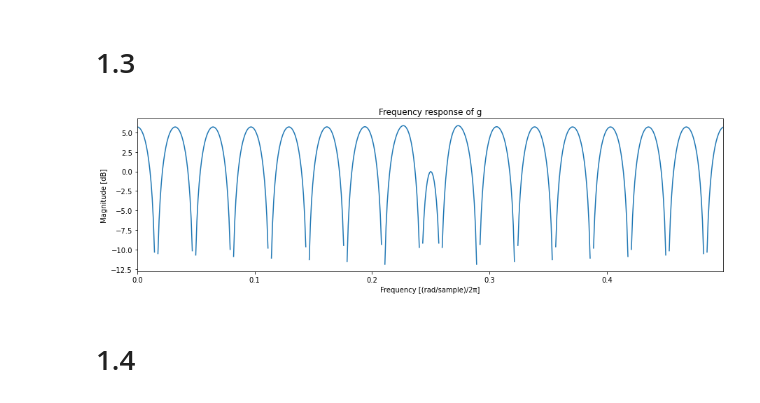
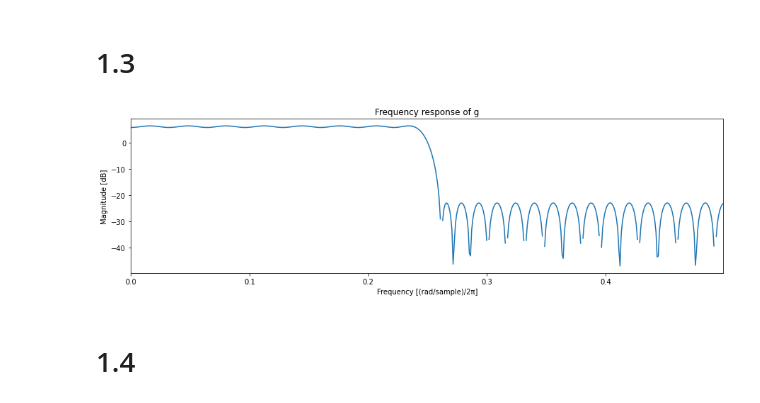
Before and after one commit to daniel-deutsch/TSIA201, a Jupyter notebook: TP2/main.ipynb, the cells around one changed output. Saved outputs shown, nothing was run; the diff lists cells and outputs as text; code cells hidden in the pictures.

```diff
--- a/TP2/main.ipynb
+++ b/TP2/main.ipynb
@@ -292,21 +292,21 @@ gtil.freqz_plot(db=False)
 # %%
 # Defines the Remez filter params
 N = 32               # numtaps (an even number)
 trans_width = 0.02   # Transition width
 cutoff = 0.48        # Cutoff frequency
 
 # Obtains the nearly all-pass type II Remez filter
 v = Filter("v", sig.remez(N, [0, cutoff, cutoff+trans_width, 0.5], [1, 0]))
 
 # Obtains the low-pass filter dirived from the filter v
-c = 1                                                                  # Defines the constant c
-δ = Filter("δ", (2*N-2)*[0] + [1])                                     # Obtains the dirac δ(n - (N-1))
-v_2 = Filter("v_2", np.insert(v.data, range(1, len(v.data))[::1], 0))  # Obtains the V(z^2) in the time domain
-g = Filter("g", c*v_2.data + c*δ.data)                                 # Obtains g(n)
+c = 1                                                              # Defines the constant c
+δ = Filter("δ", (N-1)*[0] + [1] + (N-1)*[0])                       # Obtains the dirac δ(n - (N-1))
+v_2 = Filter("v_2", np.insert(v.data, range(1, len(v.data)), 0))   # Obtains the V(z^2) in the time domain
+g = Filter("g", c*v_2.data + c*δ.data)                             # Obtains g(n)
 
 g.freqz_plot()
 # %% [output]
-[figure, old version]
+[figure, new version]
 # %% [markdown]
 # 1.4
 # %% [markdown]
```
